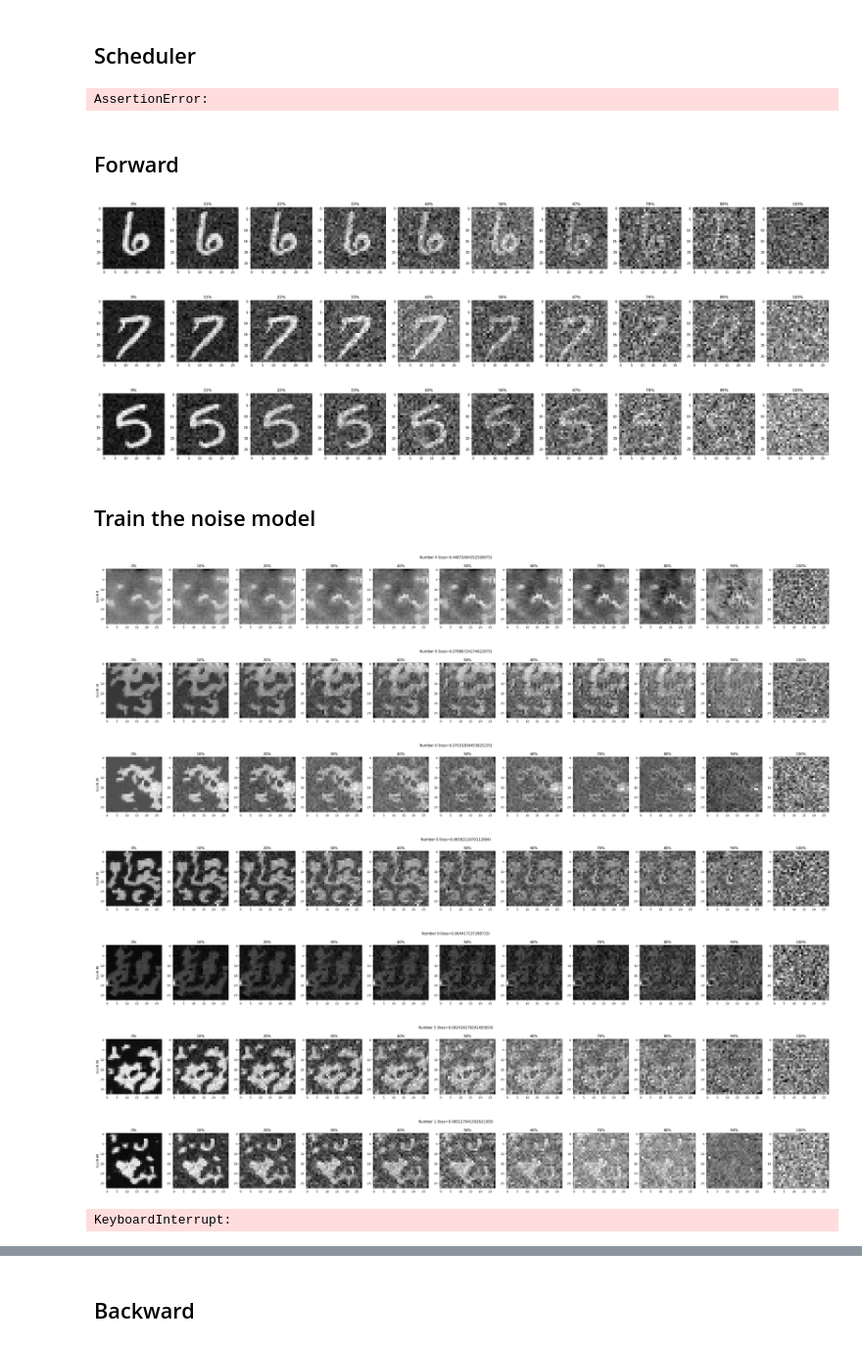
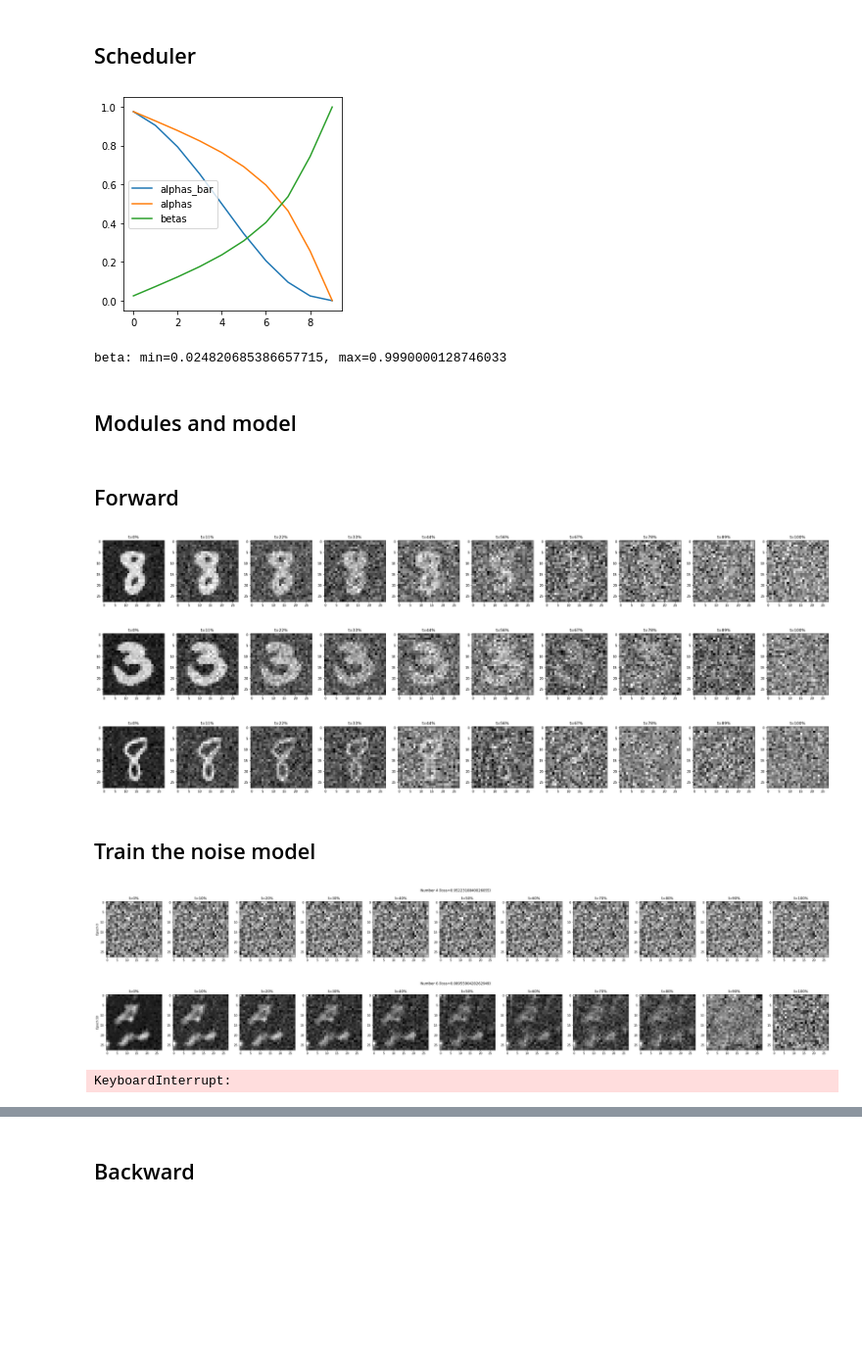
Before and after one commit to lucasmrdt/diffusion-model, a Jupyter notebook: notebooks/model_on_mnist.ipynb, the cells around one changed output, grey strips where cells are left out. Shown at 98% size. Saved outputs shown, nothing was run; the diff lists cells and outputs as text; code cells hidden in the pictures; blank space fills up the shorter version.

```diff
--- a/notebooks/model_on_mnist.ipynb
+++ b/notebooks/model_on_mnist.ipynb
@@ -58,7 +62,7 @@ def plot_evolutions(xs_t, y_title=None, title=None):
     for i, ax in enumerate(axes):
         progress = i / (len(xs_t)-1)
         ax.imshow(xs_t[i].cpu(), cmap='gray')
-        ax.set_title(f"{progress*100:.0f}%")
+        ax.set_title(f"t={progress*100:.0f}%")
     plt.show()
 # %% [markdown]
 # Embeddings
@@ -85,7 +89,7 @@ label_embedding = MLPEmbedding(10, flattened_dim)
 
 labels_one_hot = F.one_hot(labels, 10).float()
 label_dataloader = DataLoader(labels_one_hot, batch_size=256, shuffle=True)
-loss = label_embedding.fit(label_dataloader, nb_epochs=1000)
+loss = label_embedding.fit(label_dataloader, nb_epochs=20)
 print(f"Loss: {loss}")
 
 check_embedding(torch.eye(10), label_embedding)
@@ -106,10 +110,19 @@ check_embedding(torch.arange(0, T-1), time_embedding)
 # Diffusion model
 # %% [markdown]
 ## Scheduler
-# %%
-scheduler = Scheduler(input_dim=dim, nb_steps=T)
-
-assert len(scheduler.betas) == T+1
-# %% [output]
-AssertionError:
+# %%
+scheduler = Scheduler(input_dim=dim, nb_steps=T, schedule_type="cosine")
+
+plt.plot(scheduler.alphas_bar.cpu()[:, 0, 0], label="alphas_bar")
+plt.plot(scheduler.alphas.cpu()[:, 0, 0], label="alphas")
+plt.plot(scheduler.betas.cpu()[:, 0, 0], label="betas")
+plt.legend();
+# %% [output]
+[figure, added]
+# %%
+print(f"beta: min={scheduler.betas.min().item()}, max={scheduler.betas.max().item()}")
+# %% [output]
+beta: min=0.024820685386657715, max=0.9990000128746033
+# %% [markdown]
+## Modules and model
 # %%
@@ -129,40 +141,35 @@ xs = rearrange(xs, "t n h w -> n t h w")
 for x in xs:
     plot_evolutions(x)
 # %% [output]
-[figure, old version]
+[figure, new version]
-[figure, old version]
+[figure, new version]
-[figure, old version]
+[figure, new version]
 # %% [markdown]
 ## Train the noise model
 # %%
 BATCH_SIZE = 128
-NB_EPOCHS = 100
+NB_EPOCHS = 1000
 
 def random_label():
     label_idx = torch.randint(0, 10, (1,)).item()
-    label_vec = torch.eye(10)[label_idx].float()
+    label_vec = torch.eye(10)[label_idx].float().to(device)
     label_vec = rearrange(label_vec, "d -> 1 d")
     return label_idx, label_vec
 
 def display_evolutions(epoch, losses=None):
     loss = sum(losses) / len(losses) if losses else None
     label_idx, label_vec = random_label()
     xs_t = backward_module.loop_backward(label_vec, n_sample=1, nb_displayed_steps=NB_DISPLAYED)
     x_t = rearrange(xs_t, "t 1 h w -> t h w")
     plot_evolutions(x_t, title=f"Number {label_idx} (loss={loss})", y_title=f"Epoch {epoch}")
 
 X = TensorDataset(dataset, labels_one_hot)
-dataloader = DataLoader(X, batch_size=BATCH_SIZE, shuffle=True)
+dataloader = DataLoader(X, batch_size=BATCH_SIZE)
 noise_model.fit(dataloader, nb_epochs=NB_EPOCHS, logger=display_evolutions)
 display_evolutions(NB_EPOCHS)
 # %% [output]
-[figure, old version]
+[figure, new version]
-[figure, old version]
+[figure, new version]
-[figure, removed]
-[figure, removed]
-[figure, removed]
-[figure, removed]
-[figure, removed]
 KeyboardInterrupt:
 # %%
 display_evolutions(NB_EPOCHS)
```
Also changed, not shown: parts of 6 cells of this notebook, 2 other files.
